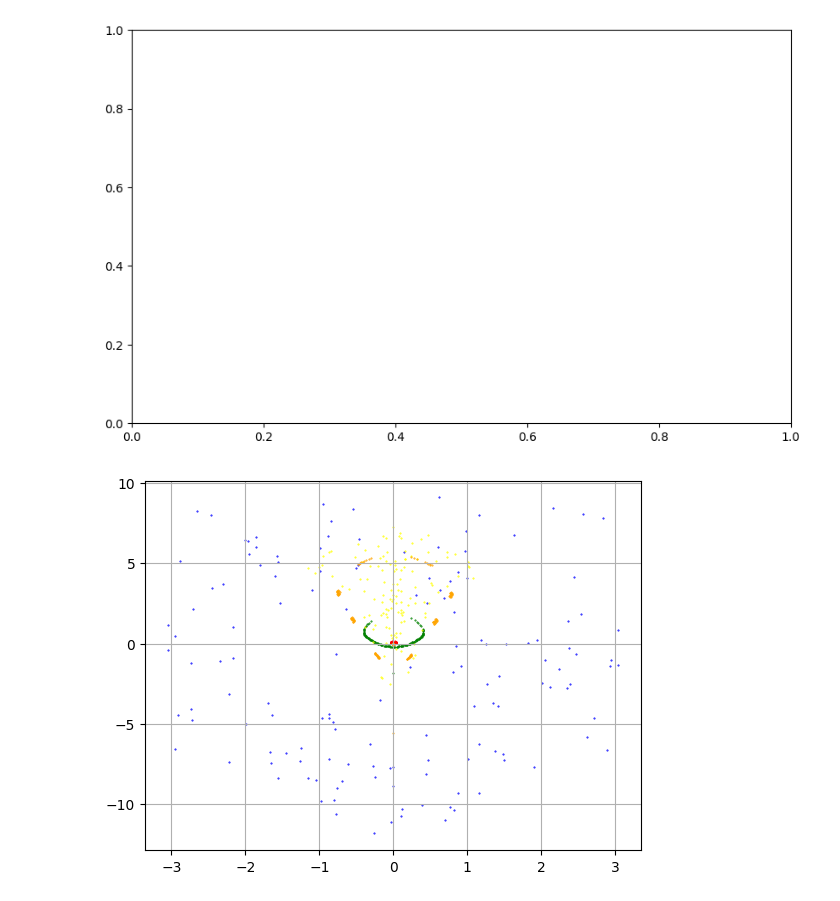
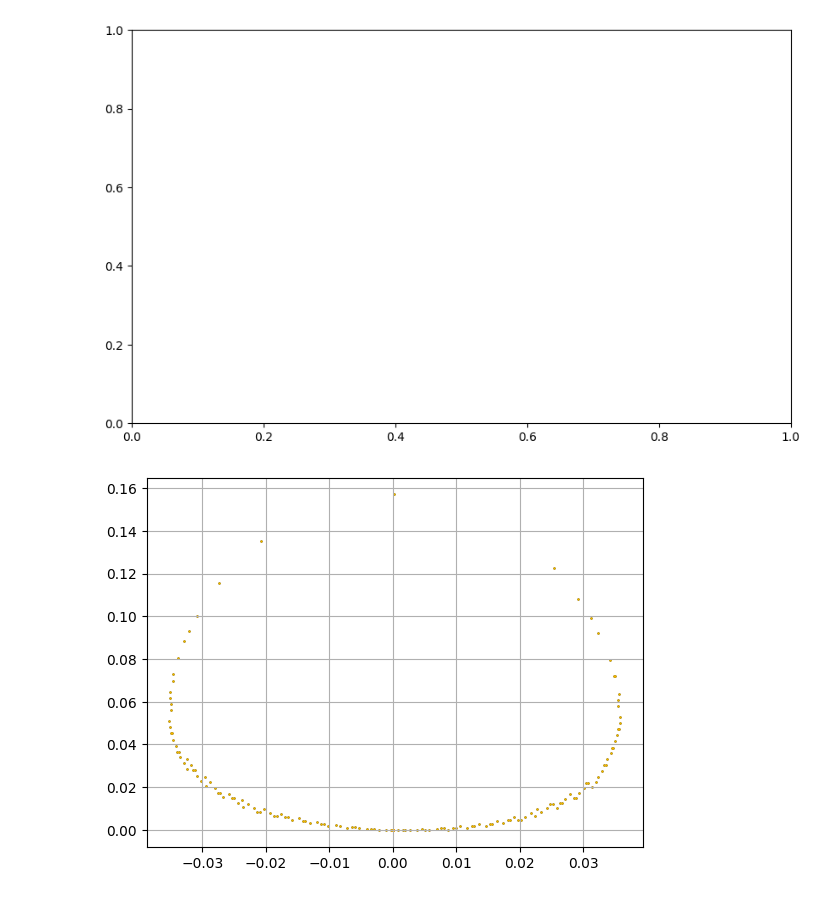
Before and after one commit to Koefferchen/Pendulum_Group_Project, a Jupyter notebook: Zemiro/RK4_single_pendulum (2).ipynb, the cells around one changed output. Saved outputs shown, nothing was run; the diff lists cells and outputs as text; code cells hidden in the pictures.

Commit message:
Energy problem solution perchance

```diff
--- a/Zemiro/RK4_single_pendulum (2).ipynb
+++ b/Zemiro/RK4_single_pendulum (2).ipynb
@@ -341,18 +341,6 @@ def RK4_double_pendulum(t1, theta1_0, theta2_0, theta1_dot_0, theta2_dot_0, L1,
 
         return T + V
 
-    def update_ang(theta1, theta2, theta1_dot, m1, m2, L1, L2, g):
-        '''updates angle to keep E const'''
-        const1=0.5*(m1+m2)*L1**2 * theta1_dot**2 - (m1+m2)*g*L1*np.cos(theta1) - m2*g*L2*np.cos(theta2)
-        const2=m2*theta1_dot*L1*L2*np.cos(theta1-theta2)
-        const3=0.5*m2*L2**2
-        #theta2_dot
-        if const2==0:
-            theta2_dot=np.sqrt(-const1/const3)
-        else:
-            theta2_dot=(const2/(2*const3)) * (np.sqrt(1-(4*const3*const1*const2**-2))-1)
-
-        return theta2_dot
 
     def normalize_theta(theta):
         return np.mod(theta + np.pi, 2 * np.pi) - np.pi
@@ -369,6 +357,7 @@ def RK4_double_pendulum(t1, theta1_0, theta2_0, theta1_dot_0, theta2_dot_0, L1,
         theta1, theta2, theta1_dot, theta2_dot = y
 
         mass_diff=m2/(m1+m2)
+        eps = 1e-8  # Small regularization factor to prevent division by zero
         delta = theta1 - theta2
         denom1 = (1-((np.cos(delta)*np.cos(delta)) * mass_diff))
         denom2 = (1-((np.cos(delta)*np.cos(delta)) * mass_diff))
@@ -385,8 +374,6 @@ def RK4_double_pendulum(t1, theta1_0, theta2_0, theta1_dot_0, theta2_dot_0, L1,
             ) / denom2
 
         return np.array([theta1_dot, theta2_dot, theta1_ddot, theta2_ddot])
-
-
 
     # Initialize arrays
     t = np.arange(0,t1+h,h)
@@ -439,12 +426,6 @@ def RK4_double_pendulum(t1, theta1_0, theta2_0, theta1_dot_0, theta2_dot_0, L1,
             q[i]=theta2[i]
             p[i]=theta2_dot[i]
 
-        if E[-1]!=E0:
-
-        theta2_dot_0=update_ang(theta1[-1],theta2_0, theta1_dot[-1], m1, m2, L1, L2, g)
-
-    else:
-        continue
 
     return t, theta1, theta2, theta1_dot, theta2_dot,energy,q,p
 
@@ -452,11 +433,11 @@ def RK4_double_pendulum(t1, theta1_0, theta2_0, theta1_dot_0, theta2_dot_0, L1,
 L1, L2 = 1.0, 1.0  # Lengths of the pendulums
 m1, m2 = 1.0, 0.5  # Masses of the pendulum bobs
 g =sp.constants.g         # Gravitational acceleration
-theta1_0, theta2_0 = 0.001, 0.00005*np.pi  # Initial angles
+theta1_0, theta2_0 = 0.00001*np.pi, 0.00005*np.pi  # Initial angles
 theta1_dot_0, theta2_dot_0 = 0.0, 0.05*np.pi         # Initial angular velocities
 t1 = 300.0          # Simulation time
 h = 0.01           # Time step
-E0=0.1              #Energy
+E0=0.001              #Energy
 q0=[]
 p0=[]
 
@@ -477,7 +458,7 @@ for i in range(5):
 
     #     return theta2_dot
 
-    #theta2_dot_0=update_ang(theta1,theta2, theta1_dot, m1, m2, L1, L2, g)
+    # theta2_dot_0=update_ang(theta1,theta2, theta1_dot, m1, m2, L1, L2, g)
 
     t, theta1, theta2, theta1_dot, theta2_dot,E,q,p = RK4_double_pendulum(
     t1, theta1_0, theta2_0, theta1_dot_0, theta2_dot_0, L1, L2, m1, m2, g, h
@@ -487,37 +468,44 @@ for i in range(5):
     #print(np.size(p))
     p0.append(p)
 
-    if E[-1]!=E0:
+    # if E[-1]!=E0:
 
-        theta2_dot_0=update_ang(theta1[-1],theta2_0, theta1_dot[-1], m1, m2, L1, L2, g)
+    #     theta2_dot_0=update_ang(theta1[-1],theta2_0, theta1_dot[-1], m1, m2, L1, L2, g)
 
-    else:
-        continue
+    # else:
+    #     continue
 
 
 
     # plt.xlim(-np.pi,np.pi)
     # plt.ylim(-np.pi,np.pi)
 
 
     i=+1
 
     # Plot results
     # plt.figure(figsize=(10, 6))
     # plt.plot(t, theta1, label=r'$\theta_1$')
     # plt.plot(t, theta2, label=r'$\theta_2$')
     # plt.xlabel('Time (s)')
     # plt.ylabel('Angle (rad)')
     # plt.legend()
     # plt.title('Double Pendulum Simulation with RK4')
     # plt.grid()
     # plt.show()
+
+#Save as a `.csv` file
+np.savetxt("double_pendulum_data_th1_0.00001pi_th2_0.00005pi_th2d_0.05pi.csv",
+           np.column_stack([t, theta1, theta2, theta1_dot, theta2_dot, E, q, p]),
+           delimiter=",",
+           header="t,theta1,theta2,theta1_dot,theta2_dot,E,q,p",
+           comments='')
 plt.scatter(q0[0],p0[0],color='red',s=0.85,marker='.')
 plt.scatter(q0[1],p0[1],color='blue',s=0.85,marker='.')
 plt.scatter(q0[2],p0[2],color='green',s=0.85,marker='.')
 plt.scatter(q0[3],p0[3],color='yellow',s=0.85,marker='.')
 plt.scatter(q0[4],p0[4],color='orange',s=0.85,marker='.')
 plt.grid(True)
 plt.show()
 # %% [output]
-[figure, old version]
+[figure, new version]
```
Also changed, not shown: parts of 7 cells of this notebook.
